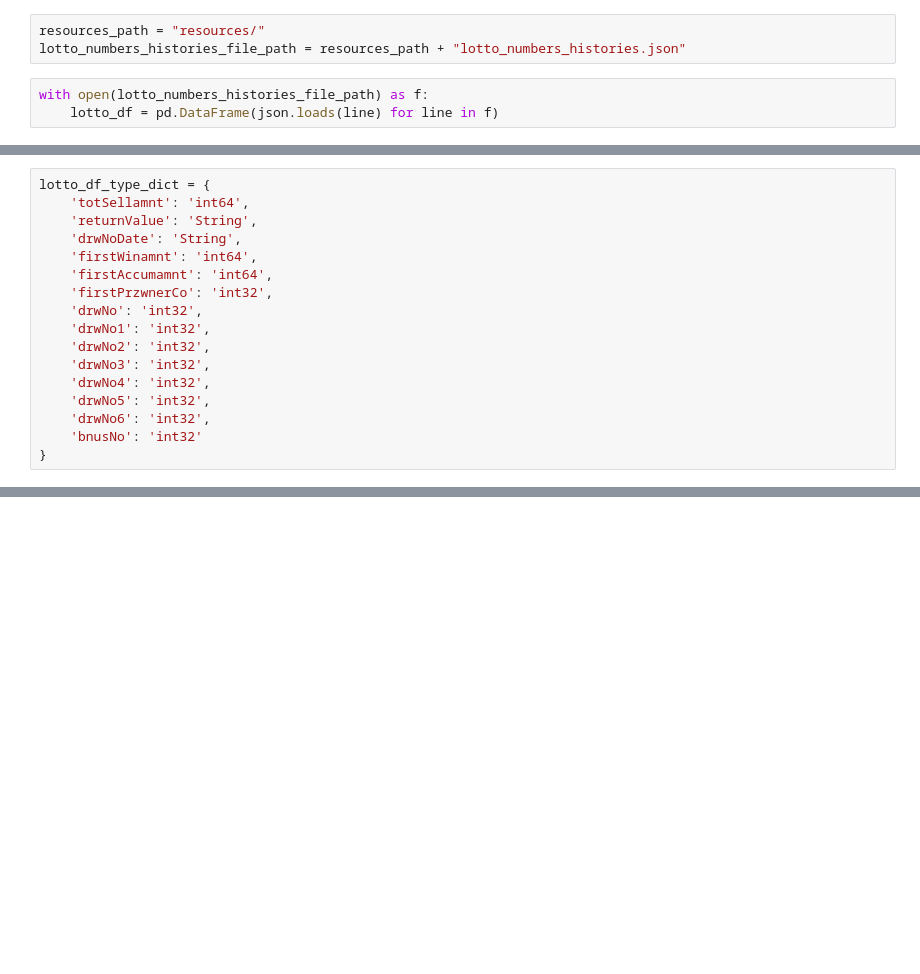
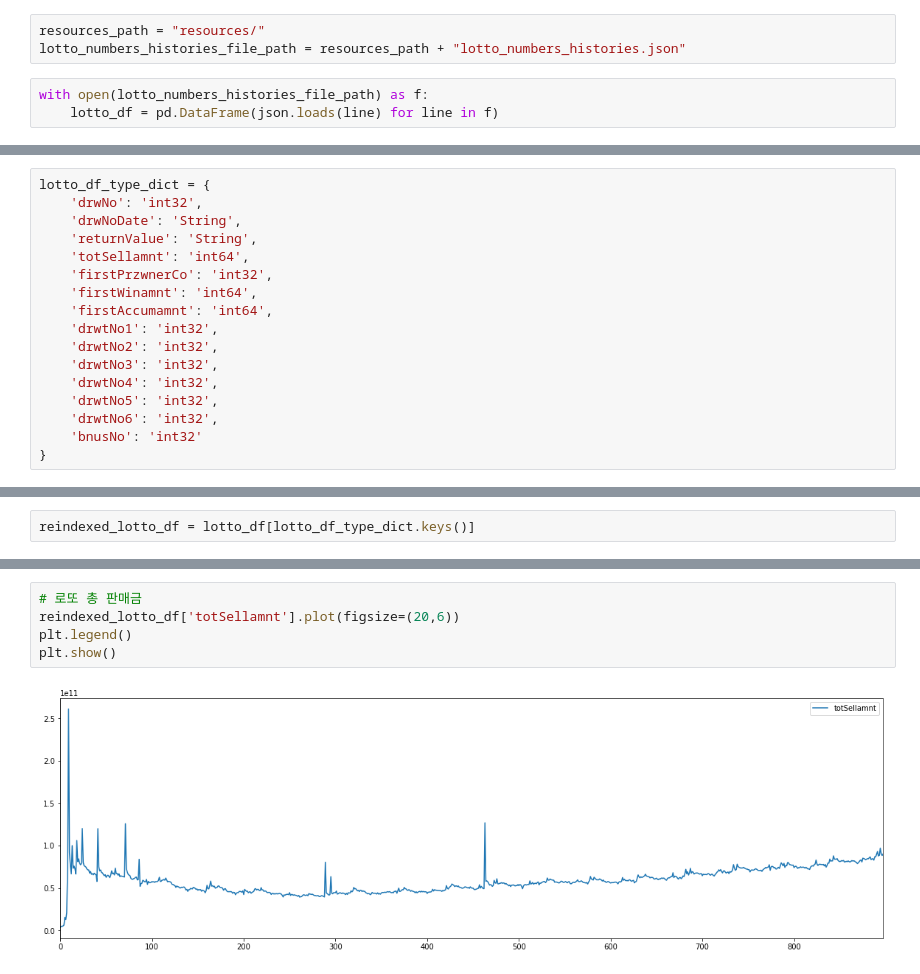
Before and after one commit to tomining/data_analysis, a Jupyter notebook: lotto/lotto_number_analysis.ipynb, the cells around one changed output, grey strips where cells are left out. Cells and saved outputs as stored; diff of their text form; blank space fills up the shorter version.

Commit message:
lotto analysis

```diff
--- a/lotto/lotto_number_analysis.ipynb
+++ b/lotto/lotto_number_analysis.ipynb
@@ -26,17 +29,17 @@ lotto_df.head(10)
 # %%
 lotto_df_type_dict = {
+    'drwNo': 'int32',
+    'drwNoDate': 'String',
+    'returnValue': 'String',
     'totSellamnt': 'int64',
-    'returnValue': 'String',
-    'drwNoDate': 'String',
+    'firstPrzwnerCo': 'int32',
     'firstWinamnt': 'int64',
     'firstAccumamnt': 'int64',
-    'firstPrzwnerCo': 'int32',
-    'drwNo': 'int32',
-    'drwNo1': 'int32',
-    'drwNo2': 'int32',
-    'drwNo3': 'int32',
-    'drwNo4': 'int32',
-    'drwNo5': 'int32',
-    'drwNo6': 'int32',
+    'drwtNo1': 'int32',
+    'drwtNo2': 'int32',
+    'drwtNo3': 'int32',
+    'drwtNo4': 'int32',
+    'drwtNo5': 'int32',
+    'drwtNo6': 'int32',
     'bnusNo': 'int32'
 }
@@ -46,0 +46,2 @@ KeyError: 'Only a column name can be used for the key in a dtype mappings argume
+# %%
+reindexed_lotto_df = lotto_df[lotto_df_type_dict.keys()]
@@ -46,0 +62,7 @@ KeyError: 'Only a column name can be used for the key in a dtype mappings argume
+# %%
+# 로또 총 판매금
+reindexed_lotto_df['totSellamnt'].plot(figsize=(20,6))
+plt.legend()
+plt.show()
+# %% [output]
+[figure, added]
```
Also changed, not shown: parts of 15 cells of this notebook, 2 other files.
